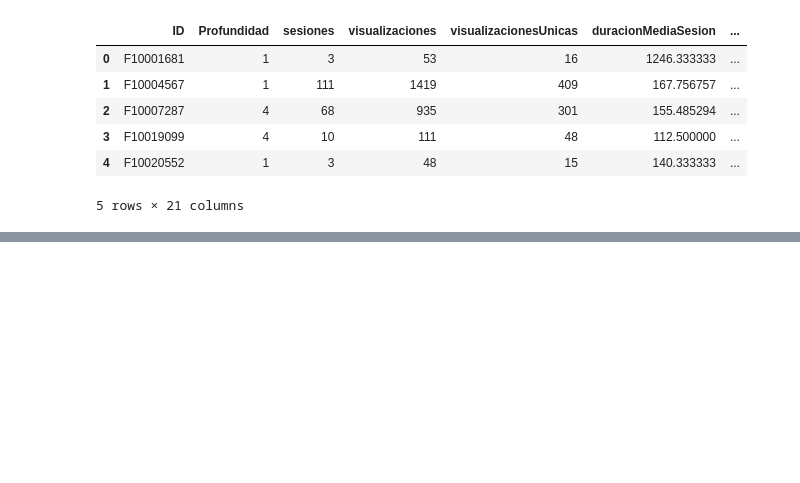
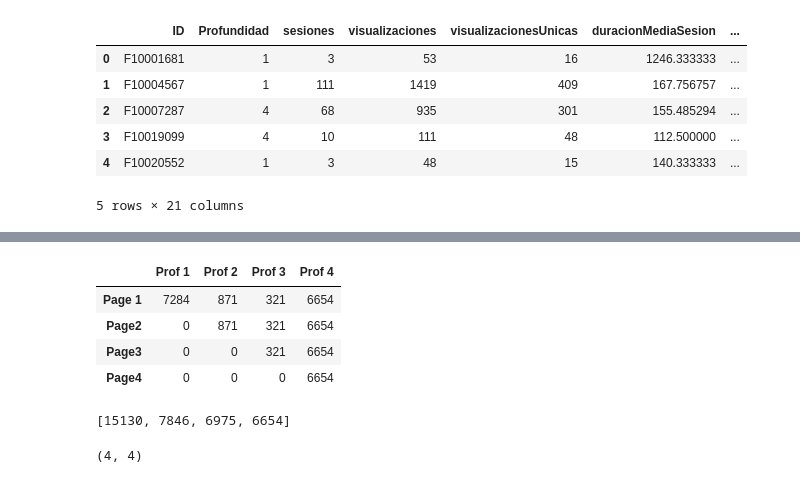
Before and after one commit to DiegoPerezCaa/TFM_QualitySession, a Jupyter notebook: dataTesting/Prueba_9_funnelDeConversión.ipynb, the cells around one changed output, grey strips where cells are left out. Saved outputs shown, nothing was run; the diff lists cells and outputs as text; code cells hidden in the pictures; blank space fills up the shorter version.

```diff
--- a/dataTesting/Prueba_9_funnelDeConversión.ipynb
+++ b/dataTesting/Prueba_9_funnelDeConversión.ipynb
@@ -145,0 +153,3 @@ py.iplot(fig)
+# %%
+tabla = pd.read_csv('../../Archivos_tfm/dataTesting/df_prueba.csv', index_col = 0)
+tabla.head()
@@ -145,0 +164,28 @@ py.iplot(fig)
+# %%
+total_usuarios = len(tabla[tabla['Profundidad']==1])
+Prof2 = len(tabla[tabla['Profundidad']==2])
+Prof3 = len(tabla[tabla['Profundidad']==3])
+Prof4 = len(tabla[tabla['Profundidad']==4])
+d = {'Prof 1': [total_usuarios, 0, 0, 0],
+     'Prof 2':[Prof2, Prof2, 0, 0],
+     'Prof 3':[Prof3, Prof3, Prof3, 0],
+     'Prof 4':[Prof4, Prof4, Prof4, Prof4]}
+df = pd . DataFrame ( d, index = ['Page 1', 'Page2', 'Page3', 'Page4'] )
+df
+# %% [output]
+|  | Prof 1 | Prof 2 | Prof 3 | Prof 4 |
+| Page 1 | 7284 | 871 | 321 | 6654 |
+| Page2 | 0 | 871 | 321 | 6654 |
+| Page3 | 0 | 0 | 321 | 6654 |
+| Page4 | 0 | 0 | 0 | 6654 |
+# %%
+colors = ['rgb(63,92,128)', 'rgb(90,131,182)', 'rgb(255,255,255)', 'rgb(127,127,127)']
+total = [sum(row[1]) for row in df.iterrows()]
+total
+# %% [output]
+[15130, 7846, 6975, 6654]
+# %%
+n_phase, n_seg = df.shape
+n_phase, n_seg
+# %% [output]
+(4, 4)
```
Also changed, not shown: parts of 15 cells of this notebook.
